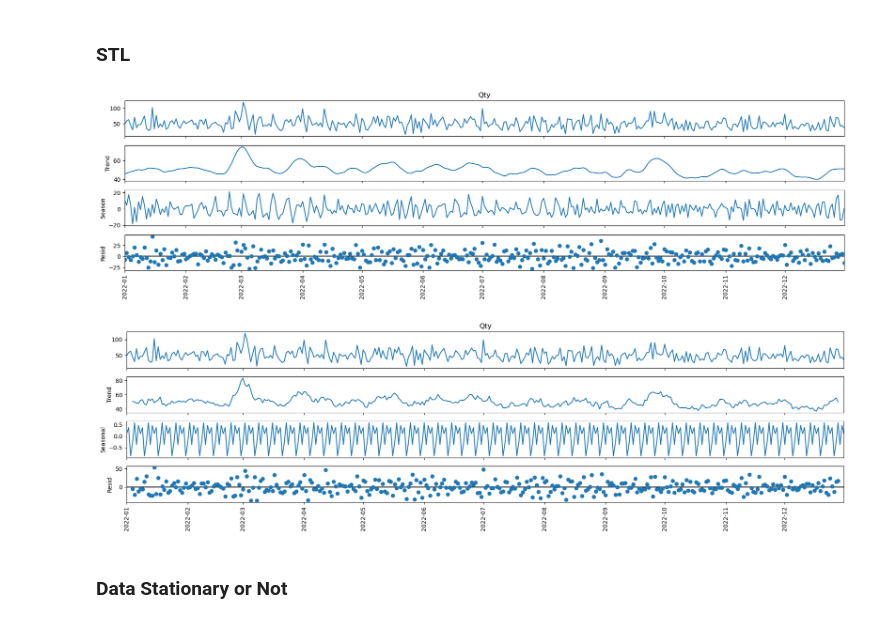
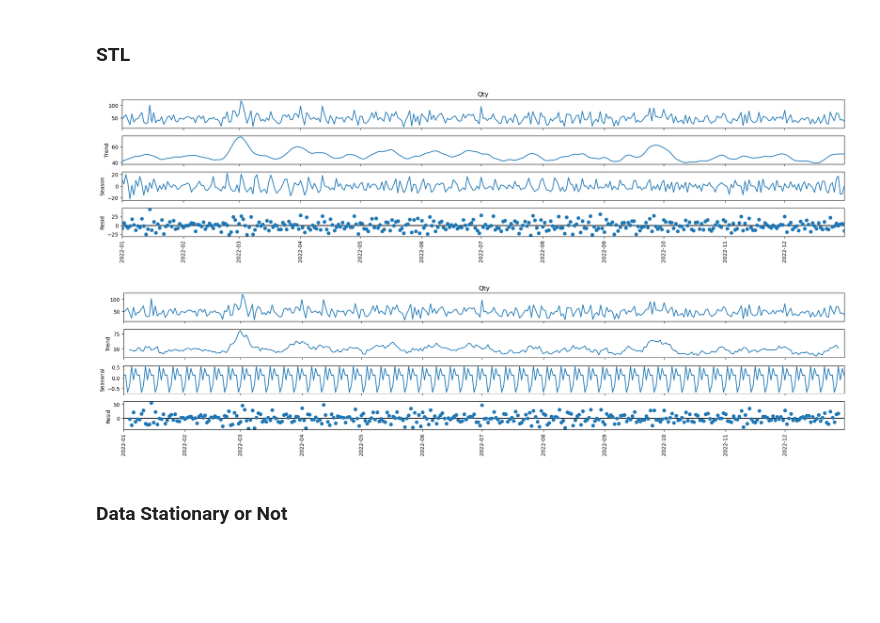
Before and after one commit to Faridwm/PBI_Rakamin-X-Kalbe_Data-Scientist, a Jupyter notebook: PBI ML.ipynb, the cells around one changed output. Saved outputs shown, nothing was run; the diff lists cells and outputs as text; code cells hidden in the pictures; blank space fills up the shorter version.

```diff
--- a/PBI ML.ipynb
+++ b/PBI ML.ipynb
@@ -223,3 +262,5 @@ df_transactions['Date'] = pd.to_datetime(df_transactions['Date'], format='%d/%m/
+# %%
+df_transactions = df_transactions.drop_duplicates(subset='TransactionID', keep='last')
 # %%
 df_transactions.info()
 # %% [output]
@@ -387,18 +415,20 @@ import statsmodels.api as sm
 # %%
 res = STL(df_tsa['Qty']).fit()
 fig = res.plot()
 fig.set_figwidth(20)
 plt.xticks(rotation=90)
+plt.tight_layout()
 plt.show()
 # %% [output]
-[figure, old version]
+[figure, new version]
 # %%
 fig = sm.tsa.seasonal_decompose(df_tsa['Qty']).plot()
 fig.set_figwidth(20)
 plt.xticks(rotation=90)
+plt.tight_layout()
 plt.show()
 # %% [output]
-[figure, old version]
+[figure, new version]
 # %% [markdown]
 ### Data Stationary or Not
 # %% [markdown]
```
Also changed, not shown: parts of 41 cells of this notebook.
